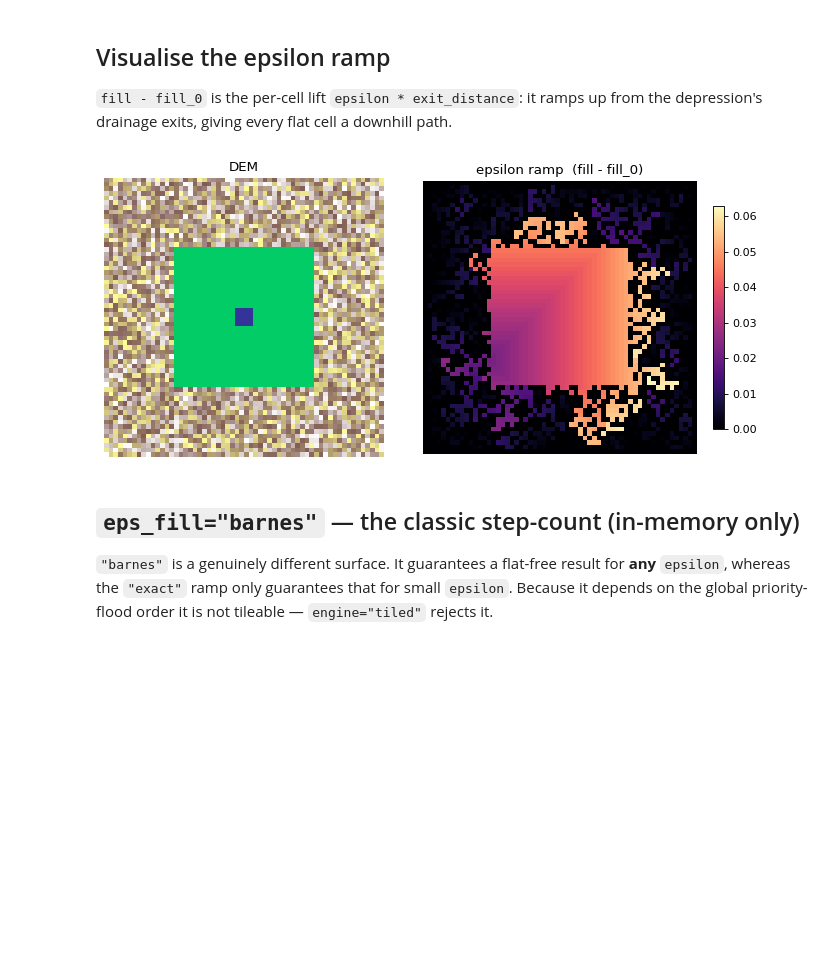
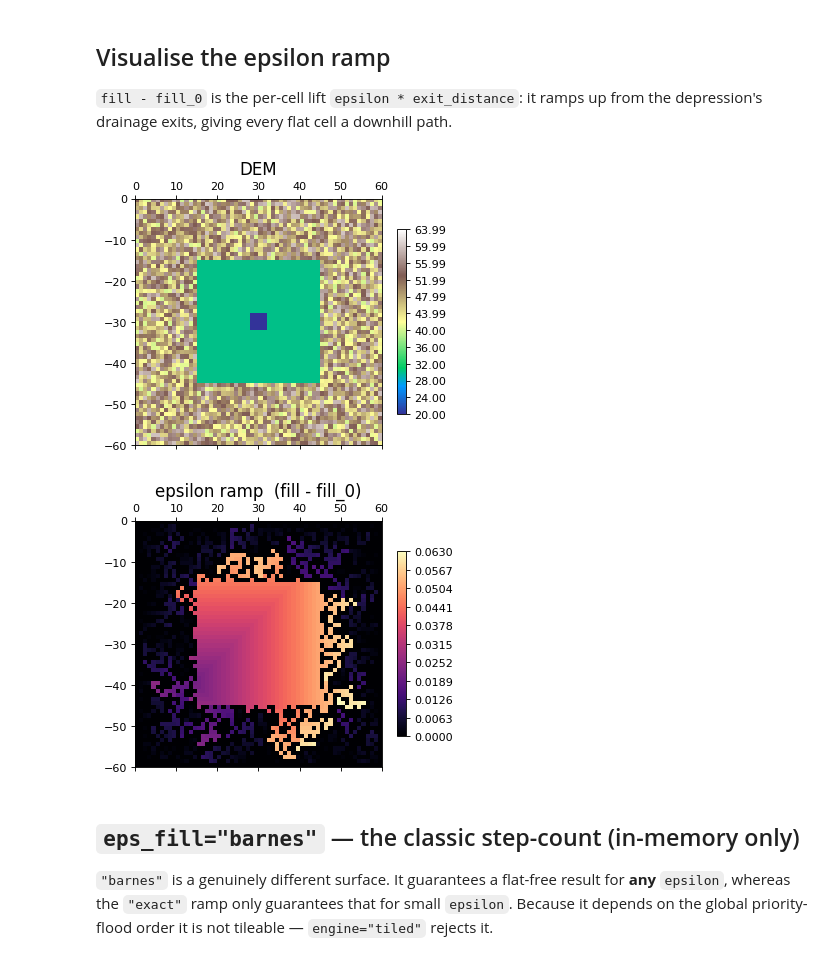
Before and after one commit to serapeum-org/digital-rivers, a Jupyter notebook: docs/examples/13_epsilon_fill_modes.ipynb, the cells around one changed output. Cells and saved outputs as stored; diff of their text form; code cells hidden in the pictures; blank space fills up the shorter version.

```diff
--- a/docs/examples/13_epsilon_fill_modes.ipynb
+++ b/docs/examples/13_epsilon_fill_modes.ipynb
@@ -65,24 +65,24 @@ eps_fill='exact': tiled == in_memory (bit-for-bit, all tile sizes): True
 `fill - fill_0` is the per-cell lift `epsilon * exit_distance`: it ramps up from the depression's drainage
 exits, giving every flat cell a downhill path.
 # %%
-import matplotlib.pyplot as plt
+import matplotlib  # cleopatra (pyramids' plotting backend) renders through matplotlib
 
-plt.rcParams["figure.dpi"] = 80
-plt.rcParams["savefig.dpi"] = 80
+matplotlib.rcParams["figure.dpi"] = 80
+
+# Render with pyramids' own Dataset.plot (cleopatra ArrayGlyph backend) rather than raw matplotlib.
+dem.plot(band=0, title="DEM", cmap="terrain", figsize=(5, 4))
 
 f0 = dem.fill_depressions(method="priority_flood", epsilon=0.0, engine="in_memory")
 ramp = ref - np.asarray(f0.read_array())
 
-fig, ax = plt.subplots(1, 2, figsize=(9, 4))
-ax[0].imshow(np.asarray(dem.read_array()), cmap="terrain"); ax[0].set_title("DEM")
-g = ax[1].imshow(ramp, cmap="magma"); ax[1].set_title("epsilon ramp  (fill - fill_0)")
-fig.colorbar(g, ax=ax[1], shrink=0.8)
-for a in ax:
-    a.axis("off")
-fig.tight_layout()
+# Wrap the derived ramp array in a Dataset so it plots through the same pyramids machinery.
+Dataset.dataset_like(dem, ramp.astype(np.float32)).plot(
+    band=0, title="epsilon ramp  (fill - fill_0)", cmap="magma", figsize=(5, 4)
+)
 f0.close()
 # %% [output]
-[figure, old version]
+[figure, new version]
+[figure, added]
 # %% [markdown]
 ## `eps_fill="barnes"` — the classic step-count (in-memory only)
 
```
Also changed, not shown: parts of 1 cell of this notebook, 1 other file.
